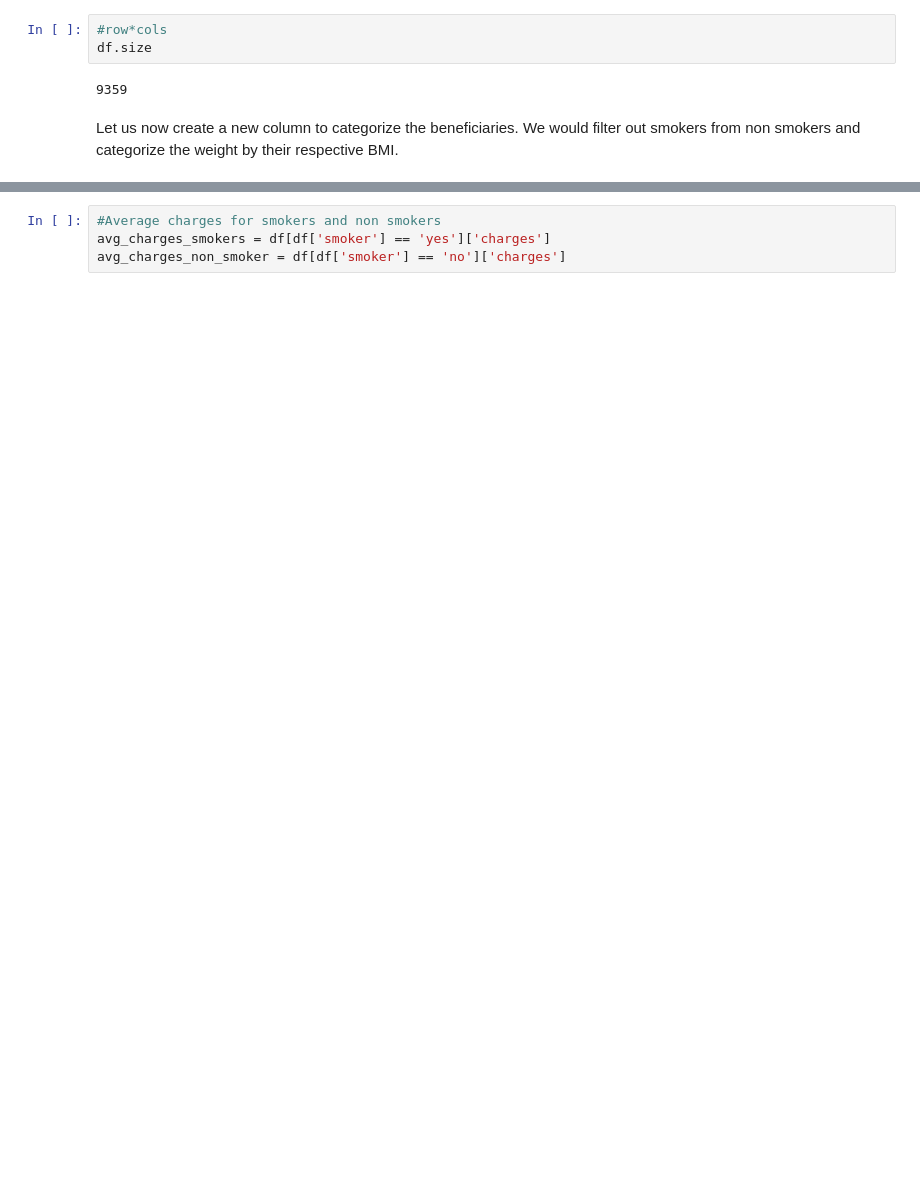
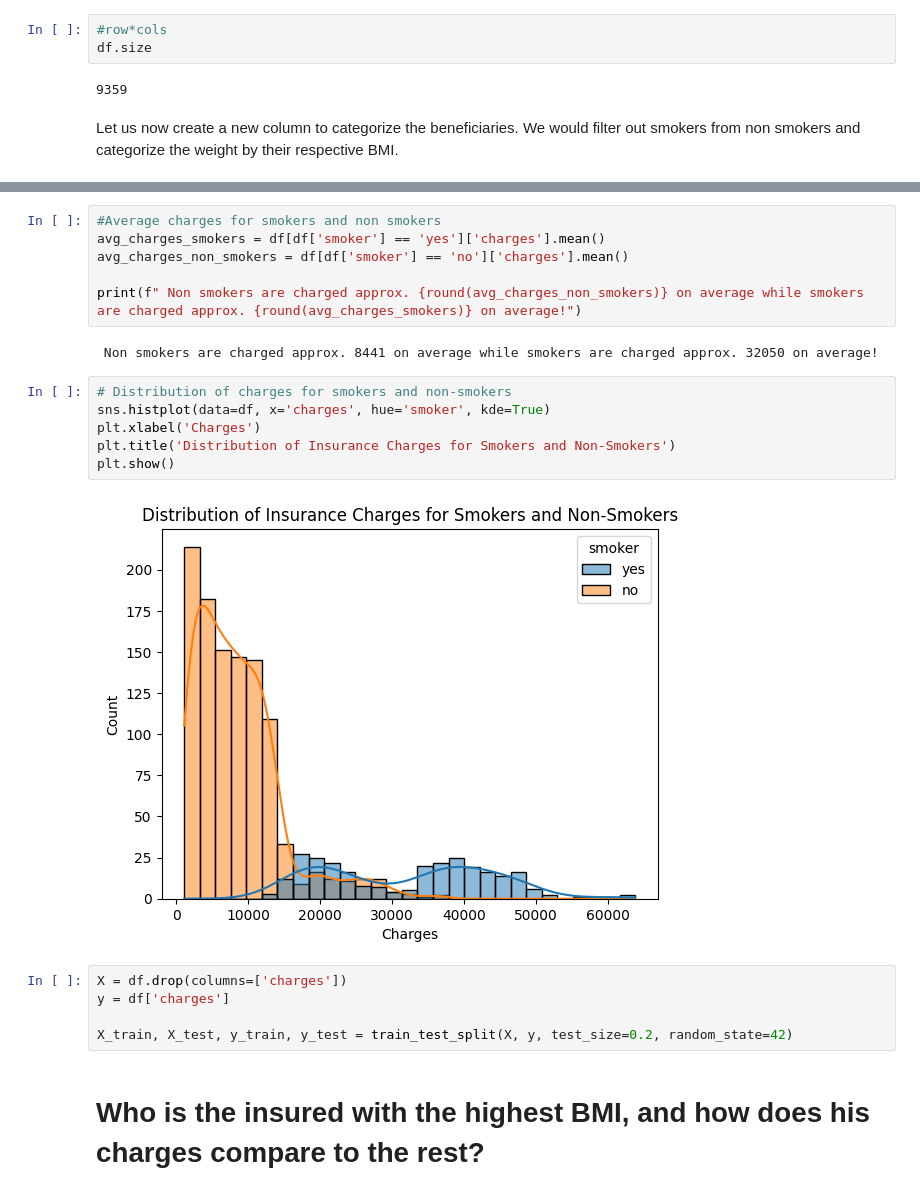
Before and after one commit to bisiAlgoRuthM/Predictive-Modeling-of-Health-Insurance-Charges--Understanding-Factors-Influencing-Costs-, a Jupyter notebook: data-collect-transform.ipynb, the cells around one changed output, grey strips where cells are left out. Cells and saved outputs as stored; diff of their text form; blank space fills up the shorter version.

```diff
--- a/data-collect-transform.ipynb
+++ b/data-collect-transform.ipynb
@@ -128,4 +256,23 @@ df['bmi_category'] = df['bmi'].apply(bmi_category)
 # %%
 #Average charges for smokers and non smokers
-avg_charges_smokers = df[df['smoker'] == 'yes']['charges']
-avg_charges_non_smoker = df[df['smoker'] == 'no']['charges']
+avg_charges_smokers = df[df['smoker'] == 'yes']['charges'].mean()
+avg_charges_non_smokers = df[df['smoker'] == 'no']['charges'].mean()
+
+print(f" Non smokers are charged approx. {round(avg_charges_non_smokers)} on average while smokers are charged approx. {round(avg_charges_smokers)} on average!")
+# %% [output]
+ Non smokers are charged approx. 8441 on average while smokers are charged approx. 32050 on average!
+# %%
+# Distribution of charges for smokers and non-smokers
+sns.histplot(data=df, x='charges', hue='smoker', kde=True)
+plt.xlabel('Charges')
+plt.title('Distribution of Insurance Charges for Smokers and Non-Smokers')
+plt.show()
+# %% [output]
+[figure, added]
+# %%
+X = df.drop(columns=['charges'])
+y = df['charges']
+
+X_train, X_test, y_train, y_test = train_test_split(X, y, test_size=0.2, random_state=42)
+# %% [markdown]
+# Who is the insured with the highest BMI, and how does his charges compare to the rest?
```
Also changed, not shown: parts of 12 cells of this notebook.
